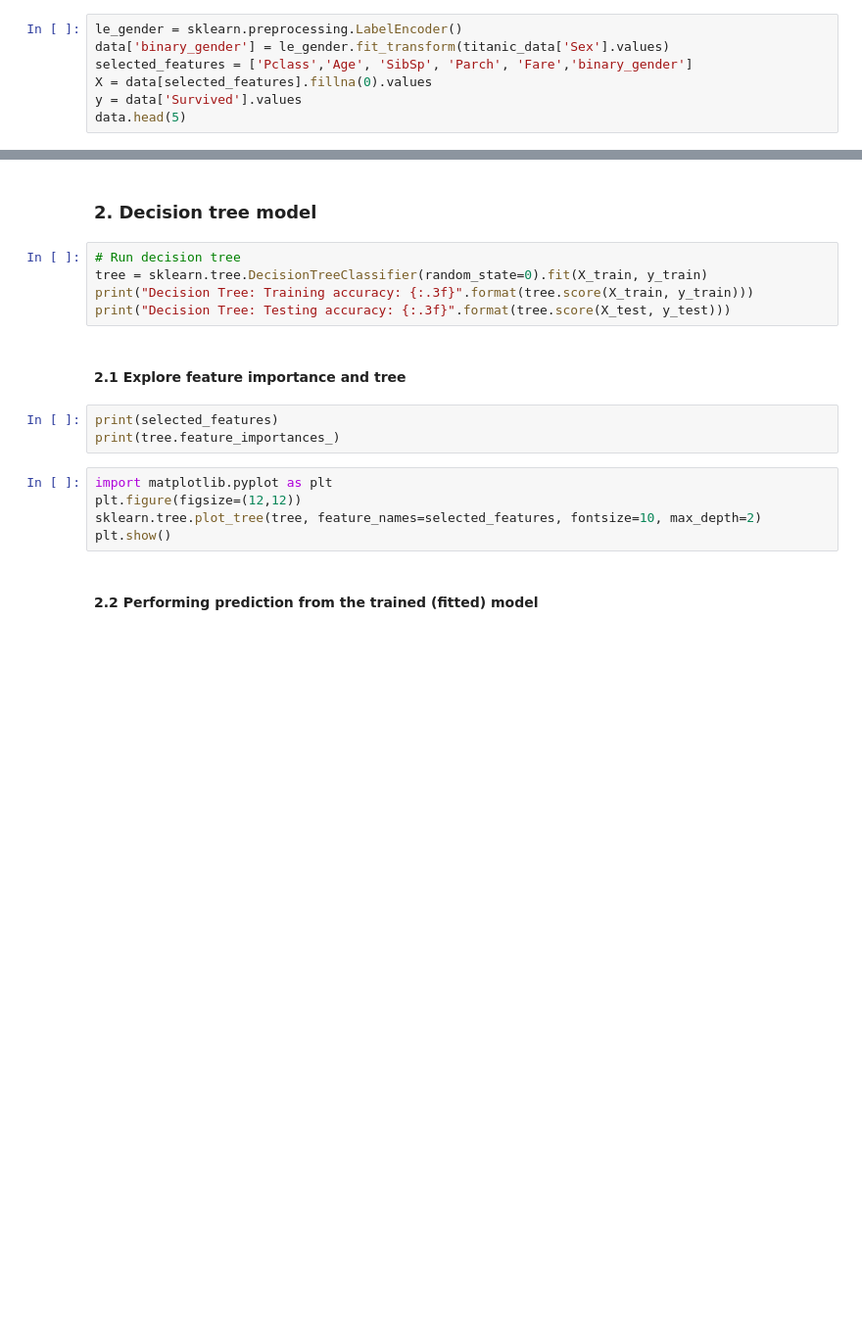
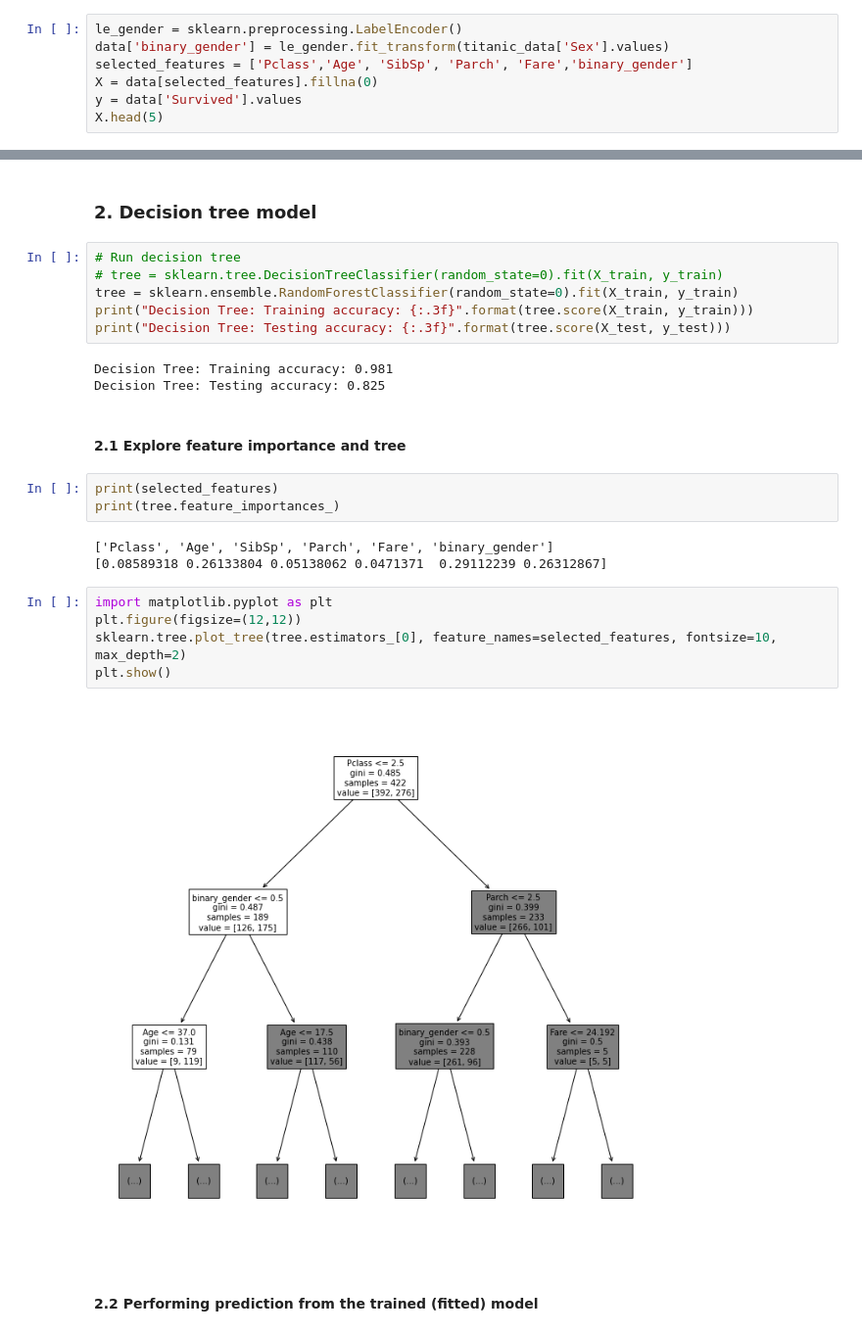
Before and after one commit to acedesci/scanalytics, a Jupyter notebook: S7_Demo2_Titanic-SCMP.ipynb, the cells around one changed output, grey strips where cells are left out. Shown at 98% size. Saved outputs shown, nothing was run; the diff lists cells and outputs as text; blank space fills up the shorter version.

```diff
--- a/S7_Demo2_Titanic-SCMP.ipynb
+++ b/S7_Demo2_Titanic-SCMP.ipynb
@@ -21,6 +30,6 @@ data.head(5)
 le_gender = sklearn.preprocessing.LabelEncoder()
 data['binary_gender'] = le_gender.fit_transform(titanic_data['Sex'].values)
 selected_features = ['Pclass','Age', 'SibSp', 'Parch', 'Fare','binary_gender']
-X = data[selected_features].fillna(0).values
+X = data[selected_features].fillna(0)
 y = data['Survived'].values
-data.head(5)
+X.head(5)
@@ -43,19 +65,28 @@ print("coefficients:"+str(logreg.coef_[0]))
 ### 2. Decision tree model
 # %%
 # Run decision tree
-tree = sklearn.tree.DecisionTreeClassifier(random_state=0).fit(X_train, y_train)
+# tree = sklearn.tree.DecisionTreeClassifier(random_state=0).fit(X_train, y_train)
+tree = sklearn.ensemble.RandomForestClassifier(random_state=0).fit(X_train, y_train)
 print("Decision Tree: Training accuracy: {:.3f}".format(tree.score(X_train, y_train)))
 print("Decision Tree: Testing accuracy: {:.3f}".format(tree.score(X_test, y_test)))
+# %% [output]
+Decision Tree: Training accuracy: 0.981
+Decision Tree: Testing accuracy: 0.825
 # %% [markdown]
 #### 2.1 Explore feature importance and tree
 # %%
 print(selected_features)
 print(tree.feature_importances_)
+# %% [output]
+['Pclass', 'Age', 'SibSp', 'Parch', 'Fare', 'binary_gender']
+[0.08589318 0.26133804 0.05138062 0.0471371  0.29112239 0.26312867]
 # %%
 import matplotlib.pyplot as plt
 plt.figure(figsize=(12,12))
-sklearn.tree.plot_tree(tree, feature_names=selected_features, fontsize=10, max_depth=2)
+sklearn.tree.plot_tree(tree.estimators_[0], feature_names=selected_features, fontsize=10, max_depth=2)
 plt.show()
+# %% [output]
+[figure, added]
 # %% [markdown]
 #### 2.2 Performing prediction from the trained (fitted) model
 # %%
```
Also changed, not shown: parts of 7 cells of this notebook.
